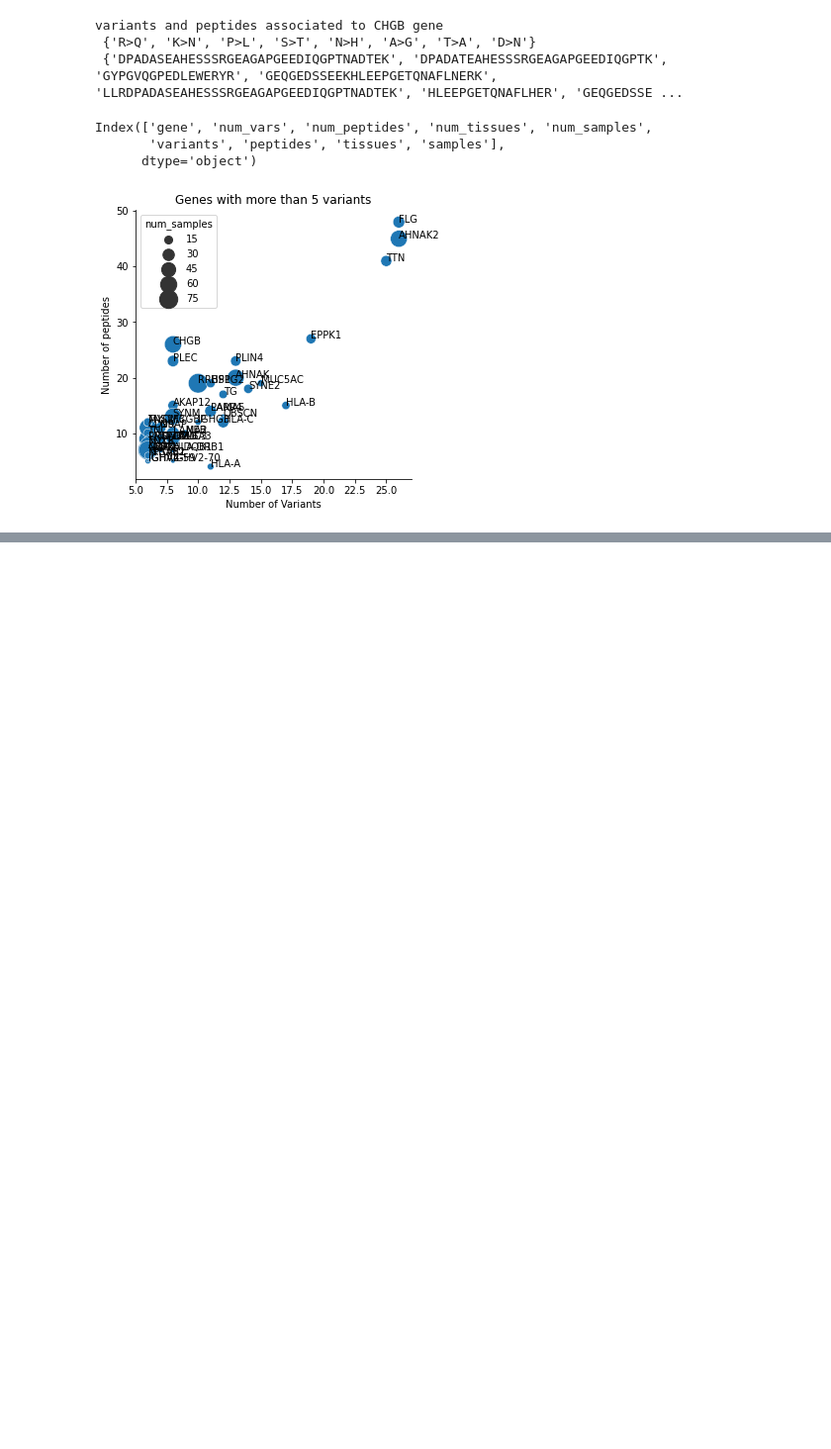
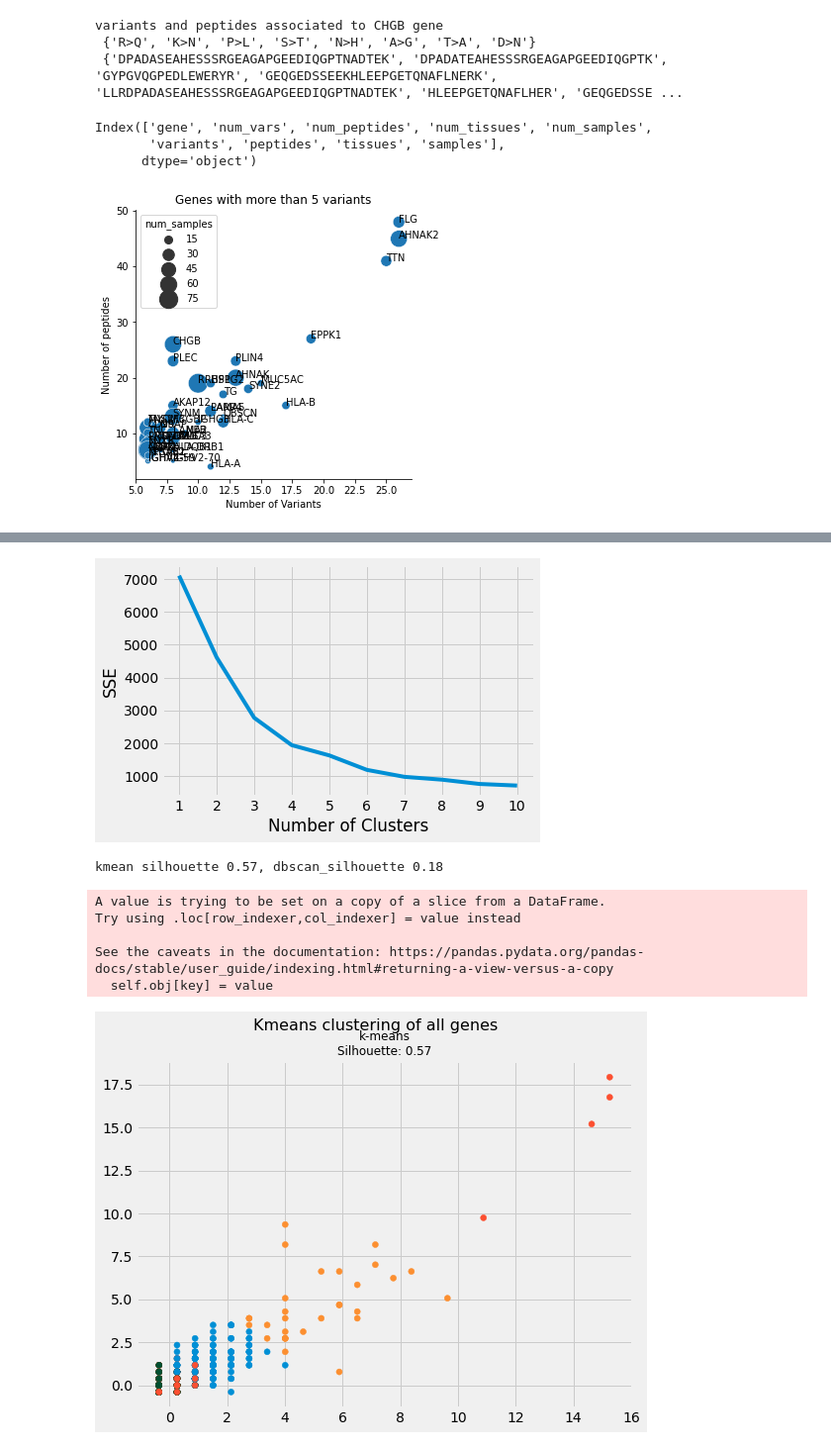
Before and after one commit to bigbio/pgt-pangenome, a Jupyter notebook: variant_analysis.ipynb, the cells around one changed output, grey strips where cells are left out. Shown at 99% size. Saved outputs shown, nothing was run; the diff lists cells and outputs as text; code cells hidden in the pictures; blank space fills up the shorter version.

```diff
--- a/variant_analysis.ipynb
+++ b/variant_analysis.ipynb
@@ -257,0 +251,69 @@ https://gist.github.com/mwaskom/de44147ed2974457ad6372750bbe5751
+# %%
+import matplotlib.pyplot as plt
+from kneed import KneeLocator
+from sklearn.datasets import make_blobs
+from sklearn.cluster import KMeans
+from sklearn.metrics import silhouette_score
+from sklearn.preprocessing import StandardScaler
+
+scaler = StandardScaler()
+features  = genes_df[["num_vars", "num_peptides", "num_samples"]]
+labels = genes_df[["gene"]]
+scaled_features = scaler.fit_transform(features)
+scaled_features[:5]
+
+kmeans = KMeans(init="random",n_clusters=3,n_init=10,max_iter=300,random_state=42)
+kmeans.fit(scaled_features)
+
+kmeans_kwargs = {"init": "random","n_init": 10,"max_iter": 300,"random_state": 42,}
+
+# A list holds the SSE values for each k
+sse = []
+for k in range(1, 11):
+   kmeans = KMeans(n_clusters=k, **kmeans_kwargs)
+   kmeans.fit(scaled_features)
+   sse.append(kmeans.inertia_)
+
+plt.style.use("fivethirtyeight")
+plt.plot(range(1, 11), sse)
+plt.xticks(range(1, 11))
+plt.xlabel("Number of Clusters")
+plt.ylabel("SSE")
+plt.show()
+
+kl = KneeLocator(range(1, 11), sse, curve="convex", direction="decreasing")
+kl.elbow
+
+from sklearn.cluster import DBSCAN
+from sklearn.datasets import make_moons
+from sklearn.metrics import adjusted_rand_score
+
+kmeans = KMeans(n_clusters=5)
+# Fit the algorithms to the features
+kmeans.fit(scaled_features)
+
+# Compute the silhouette scores for each algorithm
+kmeans_silhouette = silhouette_score(scaled_features, kmeans.labels_).round(2)
+
+print("kmean silhouette {}, dbscan_silhouette {}".format(kmeans_silhouette, dbscan_silhouette))
+
+# Plot the data and cluster silhouette comparison
+fig, (ax1) = plt.subplots(1, figsize=(8, 6), sharex=True, sharey=True)
+fig.suptitle(f"Kmeans clustering of all genes", fontsize=16)
+fte_colors = {0: "#008fd5",1: "#fc4f30",2:"#fc8f30", 3:"#004f30", 4:"#fc4f31"}
+# The k-means plot
+km_colors = [fte_colors[label] for label in kmeans.labels_]
+ax1.scatter(scaled_features[:, 0], scaled_features[:, 1], c=km_colors)
+ax1.set_title(f"k-means\nSilhouette: {kmeans_silhouette}", fontdict={"fontsize": 12})
+
+labels.loc[:,"cluster"] = kmeans.labels_
+labels.to_csv("gene_clusters.tsv", sep='\t')
+# %% [output]
+[figure, added]
+kmean silhouette 0.57, dbscan_silhouette 0.18
+A value is trying to be set on a copy of a slice from a DataFrame.
+Try using .loc[row_indexer,col_indexer] = value instead
+
+See the caveats in the documentation: https://pandas.pydata.org/pandas-docs/stable/user_guide/indexing.html#returning-a-view-versus-a-copy
+  self.obj[key] = value
+[figure, added]
```
Also changed, not shown: parts of 3 cells of this notebook, 11 other files.
